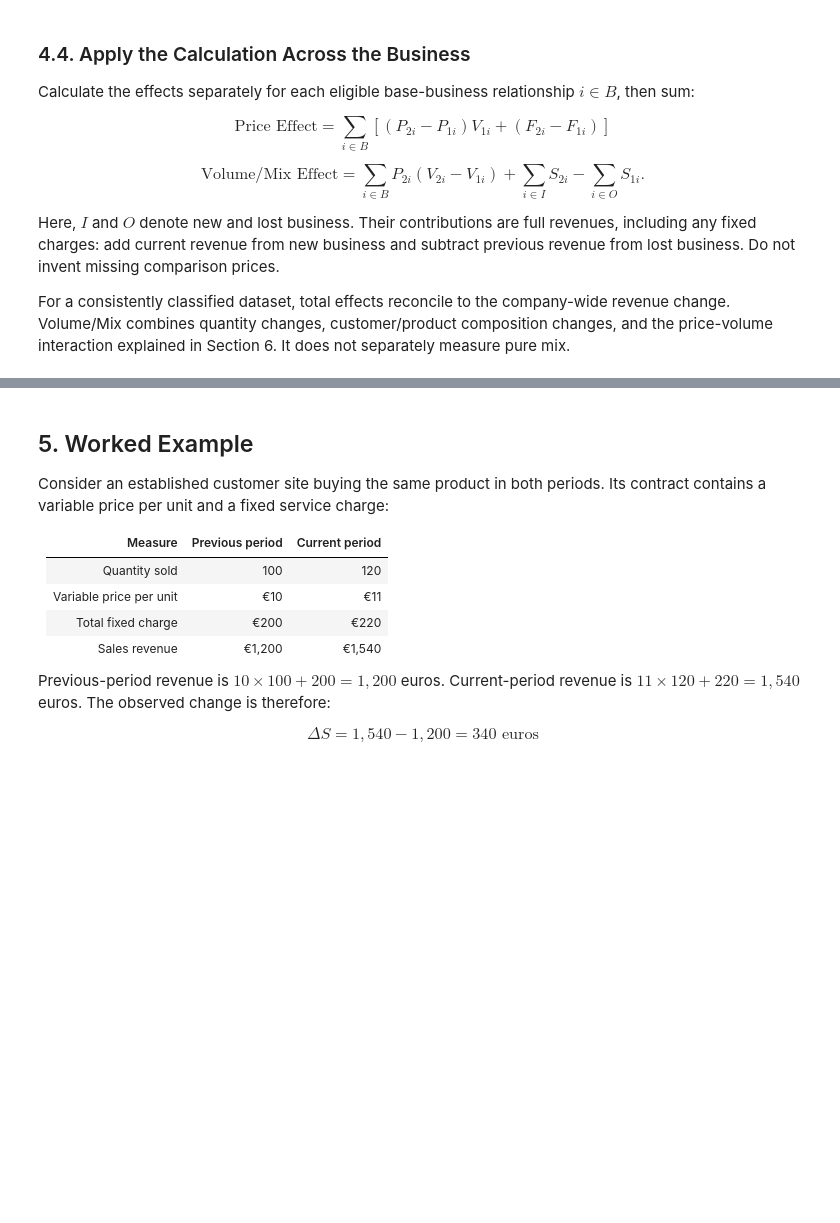
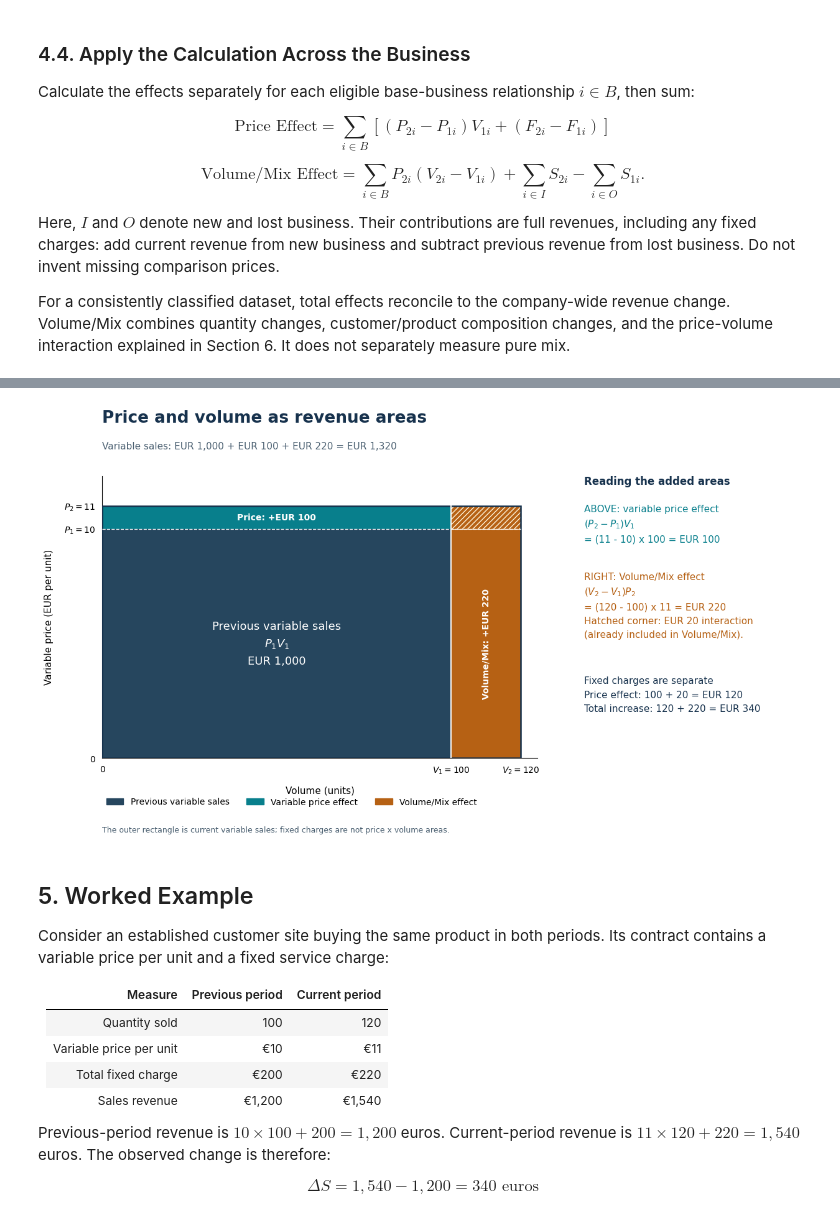
Before and after one commit to StoyanBachvarov/High-School-Math-Exam-Price-Volume-Analysis, a Jupyter notebook: Price-Volume-Overview.ipynb, the cells around one changed output, grey strips where cells are left out. Saved outputs shown, nothing was run; the diff lists cells and outputs as text; code cells hidden in the pictures; blank space fills up the shorter version.

Commit message:
adding price-volume are diagram

```diff
--- a/Price-Volume-Overview.ipynb
+++ b/Price-Volume-Overview.ipynb
@@ -132,3 +146,92 @@ For a consistently classified dataset, total effects reconcile to the company-wi
+# %%
+import matplotlib.pyplot as plt
+from matplotlib.patches import Rectangle, Patch
+
+# Same customer-product example; rectangle areas exclude fixed charges.
+p1, p2 = 10, 11
+v1, v2 = 100, 120
+f1, f2 = 200, 220
+previous_variable_sales = p1 * v1
+current_variable_sales = p2 * v2
+variable_price_effect = (p2 - p1) * v1
+volume_mix_effect = (v2 - v1) * p2
+fixed_charge_effect = f2 - f1
+interaction = (p2 - p1) * (v2 - v1)
+assert current_variable_sales == previous_variable_sales + variable_price_effect + volume_mix_effect
+
+fig = plt.figure(figsize=(12.5, 7.2), facecolor='white')
+ax = fig.add_axes([0.08, 0.19, 0.56, 0.63])
+notes = fig.add_axes([0.70, 0.19, 0.28, 0.63])
+notes.axis('off')
+blue, teal, orange = '#26465E', '#087F8C', '#B66114'
+
+# Three non-overlapping rectangles tile the current variable-sales area.
+ax.add_patch(Rectangle((0, 0), v1, p1, facecolor=blue, zorder=2))
+ax.add_patch(Rectangle((0, p1), v1, p2 - p1, facecolor=teal, zorder=2))
+ax.add_patch(Rectangle((v1, 0), v2 - v1, p2, facecolor=orange, zorder=2))
+# The interaction remains part of Volume/Mix; hatching marks it, not a new effect.
+ax.add_patch(Rectangle((v1, p1), v2 - v1, p2 - p1,
+                       facecolor='none', edgecolor='#FFF4DC', hatch='////',
+                       linewidth=0.8, zorder=3))
+ax.add_patch(Rectangle((0, 0), v2, p2, facecolor='none',
+                       edgecolor='#17324D', linewidth=1.8, zorder=4))
+ax.plot([v1, v1], [0, p2], color='white', linewidth=1.4, zorder=4)
+ax.plot([0, v2], [p1, p1], color='white', linestyle='--', linewidth=1, zorder=4)
+ax.text(v1/2, p1/2,
+        f'Previous variable sales\n$P_1 V_1$\nEUR {previous_variable_sales:,.0f}',
+        ha='center', va='center', color='white', fontsize=13, linespacing=1.6)
+ax.text(v1/2, (p1+p2)/2, f'Price: +EUR {variable_price_effect:,.0f}',
+        ha='center', va='center', color='white', fontsize=10, fontweight='bold')
+ax.text((v1+v2)/2, p1/2, f'Volume/Mix: +EUR {volume_mix_effect:,.0f}',
+        ha='center', va='center', color='white', fontsize=10,
+        fontweight='bold', rotation=90)
+ax.set_xlim(0, v2*1.04)
+ax.set_ylim(0, p2*1.12)
+ax.set_xticks([0, v1, v2], ['0', f'$V_1={v1}$', f'$V_2={v2}$'])
+ax.set_yticks([0, p1, p2], ['0', f'$P_1={p1}$', f'$P_2={p2}$'])
+ax.set_xlabel('Volume (units)', fontsize=11, labelpad=12)
+ax.set_ylabel('Variable price (EUR per unit)', fontsize=11, labelpad=12)
+ax.tick_params(length=0, pad=8)
+for spine in ['top', 'right']:
+    ax.spines[spine].set_visible(False)
+
+notes.text(0, 1, 'Reading the added areas', fontsize=12,
+           fontweight='bold', color='#17324D', va='top')
+notes.text(0, 0.90,
+           'ABOVE: variable price effect\n'
+           r'$(P_2-P_1)V_1$' + '\n'
+           f'= ({p2} - {p1}) x {v1} = EUR {variable_price_effect}',
+           fontsize=11, color=teal, va='top', linespacing=1.6)
+notes.text(0, 0.66,
+           'RIGHT: Volume/Mix effect\n'
+           r'$(V_2-V_1)P_2$' + '\n'
+           f'= ({v2} - {v1}) x {p2} = EUR {volume_mix_effect}\n'
+           f'Hatched corner: EUR {interaction} interaction\n'
+           '(already included in Volume/Mix).',
+           fontsize=11, color=orange, va='top', linespacing=1.6)
+notes.text(0, 0.29,
+           'Fixed charges are separate\n'
+           f'Price effect: {variable_price_effect} + {fixed_charge_effect} = EUR {variable_price_effect + fixed_charge_effect}\n'
+           f'Total increase: {variable_price_effect + fixed_charge_effect} + {volume_mix_effect} = EUR {variable_price_effect + fixed_charge_effect + volume_mix_effect}',
+           fontsize=11, color='#17324D', va='top', linespacing=1.6)
+fig.text(0.08, 0.94, 'Price and volume as revenue areas',
+         fontsize=19, fontweight='bold', color='#17324D')
+fig.text(0.08, 0.88,
+         f'Variable sales: EUR {previous_variable_sales:,.0f} + '
+         f'EUR {variable_price_effect:,.0f} + EUR {volume_mix_effect:,.0f}'
+         f' = EUR {current_variable_sales:,.0f}',
+         fontsize=11, color='#4C6172')
+fig.legend(handles=[Patch(color=blue, label='Previous variable sales'),
+                    Patch(color=teal, label='Variable price effect'),
+                    Patch(color=orange, label='Volume/Mix effect')],
+           loc='lower left', bbox_to_anchor=(0.075, 0.065),
+           ncol=3, frameon=False, fontsize=10)
+fig.text(0.08, 0.025,
+         'The outer rectangle is current variable sales; fixed charges are not price x volume areas.',
+         fontsize=9, color='#4C6172')
+plt.show()
+# %% [output]
+[figure, added]
 # %% [markdown]
 ## 5. Worked Example
 
```
Also changed, not shown: parts of 1 cell of this notebook.
